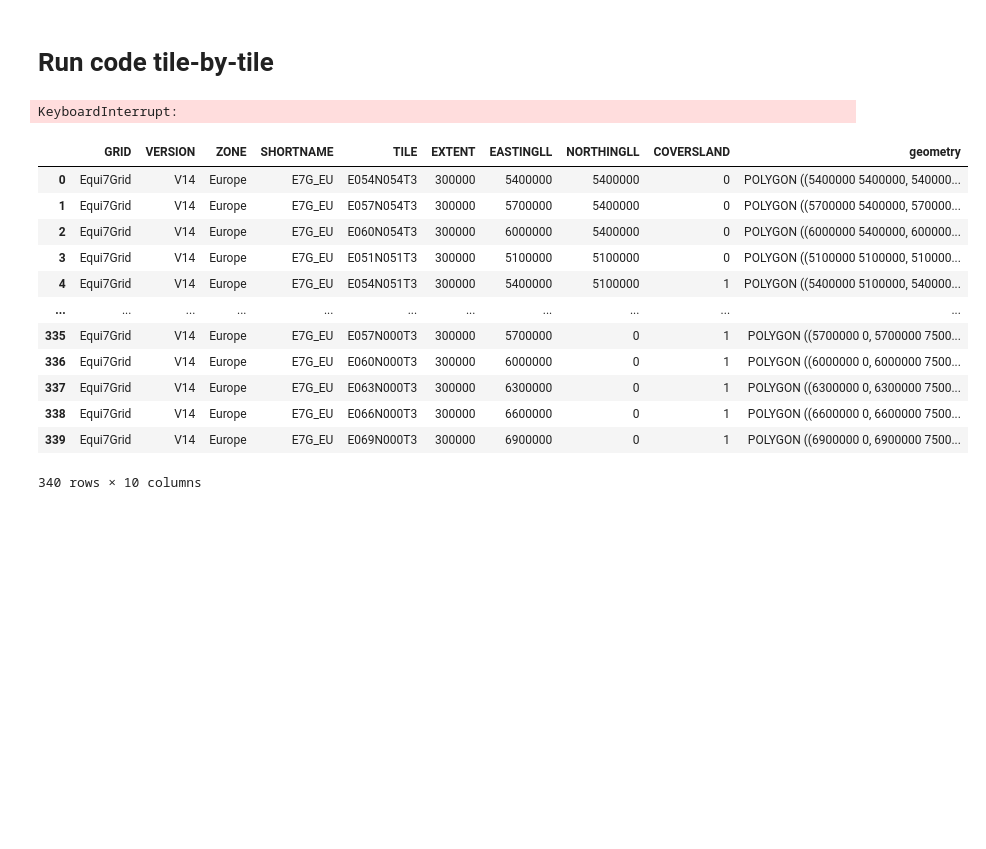
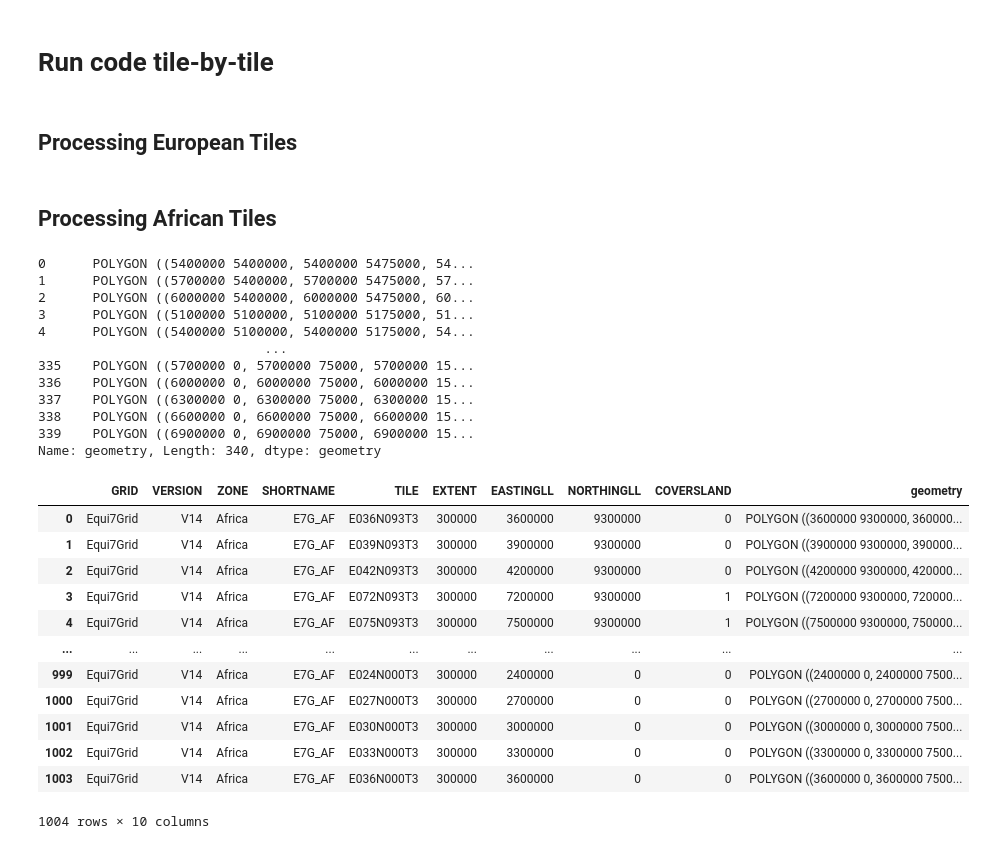
Before and after one commit to wagnerjoseph/Sentinel1-ASCAT-fusion, a Jupyter notebook: notebooks/create-s1-zarr-dataset.ipynb, the cells around one changed output. Drawn from its saved outputs; the diff is of its cells as text; code cells hidden in the pictures; blank space fills up the shorter version.

```diff
--- a/notebooks/create-s1-zarr-dataset.ipynb
+++ b/notebooks/create-s1-zarr-dataset.ipynb
@@ -399,6 +416,8 @@ def process_tile(tile_id, tiles_dict, crs, output_dir, items_eodc):
 
     except Exception as e:
         print(f"Error processing tile {tile_id}: {e}")
+# %% [markdown]
+## Processing European Tiles
 # %%
 for tile_id, items_list in tqdm(european_tiles.items(), desc="Processing European Tiles"):
     process_tile(
@@ -408,14 +427,5 @@ for tile_id, items_list in tqdm(european_tiles.items(), desc="Processing Europea
         output_dir="sentinel_data/europe",
         items_eodc=items_list
     )
-
-for tile_id, items_list in tqdm(african_tiles.items(), desc="Processing African Tiles"):
-    process_tile(
-        tile_id=tile_id,
-        tiles_dict=african_tiles,
-        crs="EPSG:27701",  # Africa CRS
-        output_dir="sentinel_data/africa",
-        items_eodc=items_list
-    )
-# %% [output]
-KeyboardInterrupt:
+# %% [markdown]
+## Processing African Tiles
@@ -422,16 +441,31 @@ KeyboardInterrupt:
 # %%
-gdf_eu
+gdf_eu['geometry']
 # %% [output]
-|  | GRID | VERSION | ZONE | SHORTNAME | TILE | EXTENT | EASTINGLL | NORTHINGLL | COVERSLAND | geometry |
-| 0 | Equi7Grid | V14 | Europe | E7G_EU | E054N054T3 | 300000 | 5400000 | 5400000 | 0 | POLYGON ((5400000 5400000, 540000... |
-| 1 | Equi7Grid | V14 | Europe | E7G_EU | E057N054T3 | 300000 | 5700000 | 5400000 | 0 | POLYGON ((5700000 5400000, 570000... |
-| 2 | Equi7Grid | V14 | Europe | E7G_EU | E060N054T3 | 300000 | 6000000 | 5400000 | 0 | POLYGON ((6000000 5400000, 600000... |
-| 3 | Equi7Grid | V14 | Europe | E7G_EU | E051N051T3 | 300000 | 5100000 | 5100000 | 0 | POLYGON ((5100000 5100000, 510000... |
-| 4 | Equi7Grid | V14 | Europe | E7G_EU | E054N051T3 | 300000 | 5400000 | 5100000 | 1 | POLYGON ((5400000 5100000, 540000... |
-| ... | ... | ... | ... | ... | ... | ... | ... | ... | ... | ... |
-| 335 | Equi7Grid | V14 | Europe | E7G_EU | E057N000T3 | 300000 | 5700000 | 0 | 1 | POLYGON ((5700000 0, 5700000 7500... |
-| 336 | Equi7Grid | V14 | Europe | E7G_EU | E060N000T3 | 300000 | 6000000 | 0 | 1 | POLYGON ((6000000 0, 6000000 7500... |
-| 337 | Equi7Grid | V14 | Europe | E7G_EU | E063N000T3 | 300000 | 6300000 | 0 | 1 | POLYGON ((6300000 0, 6300000 7500... |
-| 338 | Equi7Grid | V14 | Europe | E7G_EU | E066N000T3 | 300000 | 6600000 | 0 | 1 | POLYGON ((6600000 0, 6600000 7500... |
-| 339 | Equi7Grid | V14 | Europe | E7G_EU | E069N000T3 | 300000 | 6900000 | 0 | 1 | POLYGON ((6900000 0, 6900000 7500... |
-340 rows × 10 columns
+0      POLYGON ((5400000 5400000, 5400000 5475000, 54...
+1      POLYGON ((5700000 5400000, 5700000 5475000, 57...
+2      POLYGON ((6000000 5400000, 6000000 5475000, 60...
+3      POLYGON ((5100000 5100000, 5100000 5175000, 51...
+4      POLYGON ((5400000 5100000, 5400000 5175000, 54...
+                             ...
+335    POLYGON ((5700000 0, 5700000 75000, 5700000 15...
+336    POLYGON ((6000000 0, 6000000 75000, 6000000 15...
+337    POLYGON ((6300000 0, 6300000 75000, 6300000 15...
+338    POLYGON ((6600000 0, 6600000 75000, 6600000 15...
+339    POLYGON ((6900000 0, 6900000 75000, 6900000 15...
+Name: geometry, Length: 340, dtype: geometry
+# %%
+gdf_af
+# %% [output]
+|  | GRID | VERSION | ZONE | SHORTNAME | TILE | EXTENT | EASTINGLL | NORTHINGLL | COVERSLAND | geometry |
+| 0 | Equi7Grid | V14 | Africa | E7G_AF | E036N093T3 | 300000 | 3600000 | 9300000 | 0 | POLYGON ((3600000 9300000, 360000... |
+| 1 | Equi7Grid | V14 | Africa | E7G_AF | E039N093T3 | 300000 | 3900000 | 9300000 | 0 | POLYGON ((3900000 9300000, 390000... |
+| 2 | Equi7Grid | V14 | Africa | E7G_AF | E042N093T3 | 300000 | 4200000 | 9300000 | 0 | POLYGON ((4200000 9300000, 420000... |
+| 3 | Equi7Grid | V14 | Africa | E7G_AF | E072N093T3 | 300000 | 7200000 | 9300000 | 1 | POLYGON ((7200000 9300000, 720000... |
+| 4 | Equi7Grid | V14 | Africa | E7G_AF | E075N093T3 | 300000 | 7500000 | 9300000 | 1 | POLYGON ((7500000 9300000, 750000... |
+| ... | ... | ... | ... | ... | ... | ... | ... | ... | ... | ... |
+| 999 | Equi7Grid | V14 | Africa | E7G_AF | E024N000T3 | 300000 | 2400000 | 0 | 0 | POLYGON ((2400000 0, 2400000 7500... |
+| 1000 | Equi7Grid | V14 | Africa | E7G_AF | E027N000T3 | 300000 | 2700000 | 0 | 0 | POLYGON ((2700000 0, 2700000 7500... |
+| 1001 | Equi7Grid | V14 | Africa | E7G_AF | E030N000T3 | 300000 | 3000000 | 0 | 0 | POLYGON ((3000000 0, 3000000 7500... |
+| 1002 | Equi7Grid | V14 | Africa | E7G_AF | E033N000T3 | 300000 | 3300000 | 0 | 0 | POLYGON ((3300000 0, 3300000 7500... |
+| 1003 | Equi7Grid | V14 | Africa | E7G_AF | E036N000T3 | 300000 | 3600000 | 0 | 0 | POLYGON ((3600000 0, 3600000 7500... |
+1004 rows × 10 columns
```
Also changed, not shown: parts of 9 cells of this notebook.
